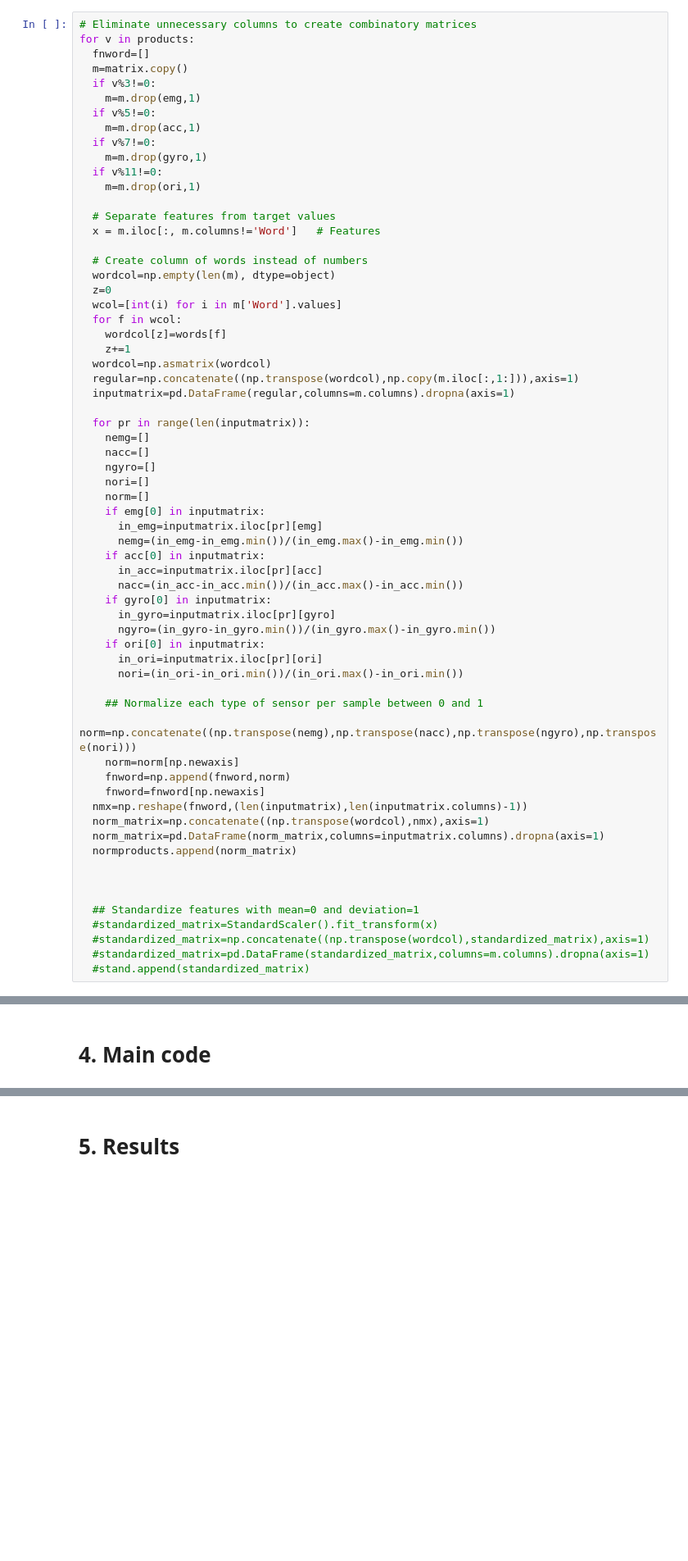
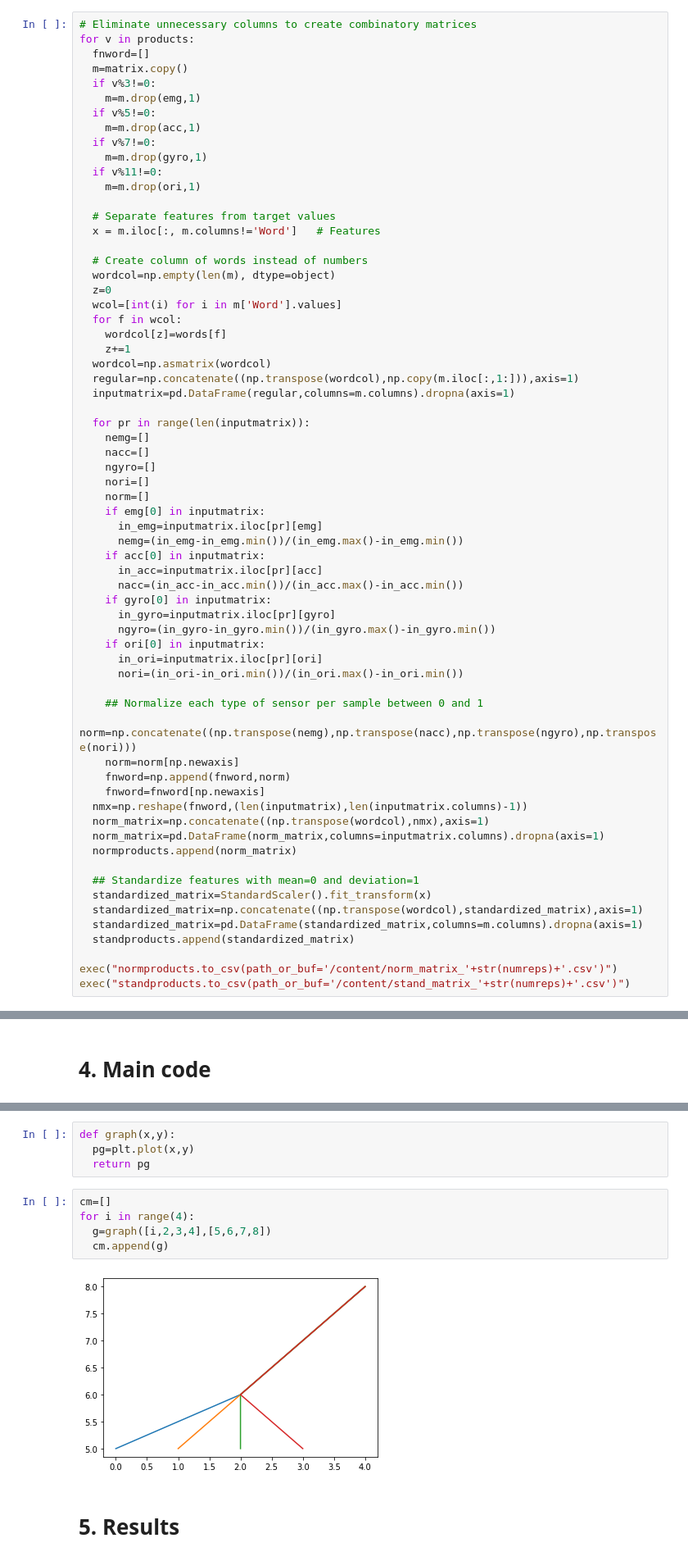
Before and after one commit to michelleaeh/ADissertation, a Jupyter notebook: MScCode.ipynb, the cells around one changed output, grey strips where cells are left out. Shown at 82% size. Saved outputs shown, nothing was run; the diff lists cells and outputs as text; blank space fills up the shorter version.

```diff
--- a/MScCode.ipynb
+++ b/MScCode.ipynb
@@ -361,13 +362,14 @@ for v in products:
   norm_matrix=pd.DataFrame(norm_matrix,columns=inputmatrix.columns).dropna(axis=1)
   normproducts.append(norm_matrix)
 
+  ## Standardize features with mean=0 and deviation=1
+  standardized_matrix=StandardScaler().fit_transform(x)
+  standardized_matrix=np.concatenate((np.transpose(wordcol),standardized_matrix),axis=1)
+  standardized_matrix=pd.DataFrame(standardized_matrix,columns=m.columns).dropna(axis=1)
+  standproducts.append(standardized_matrix)
 
-
-  ## Standardize features with mean=0 and deviation=1
-  #standardized_matrix=StandardScaler().fit_transform(x)
-  #standardized_matrix=np.concatenate((np.transpose(wordcol),standardized_matrix),axis=1)
-  #standardized_matrix=pd.DataFrame(standardized_matrix,columns=m.columns).dropna(axis=1)
-  #stand.append(standardized_matrix)
+exec("normproducts.to_csv(path_or_buf='/content/norm_matrix_'+str(numreps)+'.csv')")
+exec("standproducts.to_csv(path_or_buf='/content/stand_matrix_'+str(numreps)+'.csv')")
 # %% [markdown]
 # **3. Definition of functions for steps**
 # %% [markdown]
@@ -485,3 +471,14 @@ endtime=time.time()
+# %%
+def graph(x,y):
+  pg=plt.plot(x,y)
+  return pg
+# %%
+cm=[]
+for i in range(4):
+  g=graph([i,2,3,4],[5,6,7,8])
+  cm.append(g)
+# %% [output]
+[figure, added]
 # %% [markdown]
 # **5. Results**
 # %%
```
Also changed, not shown: parts of 8 cells of this notebook.
